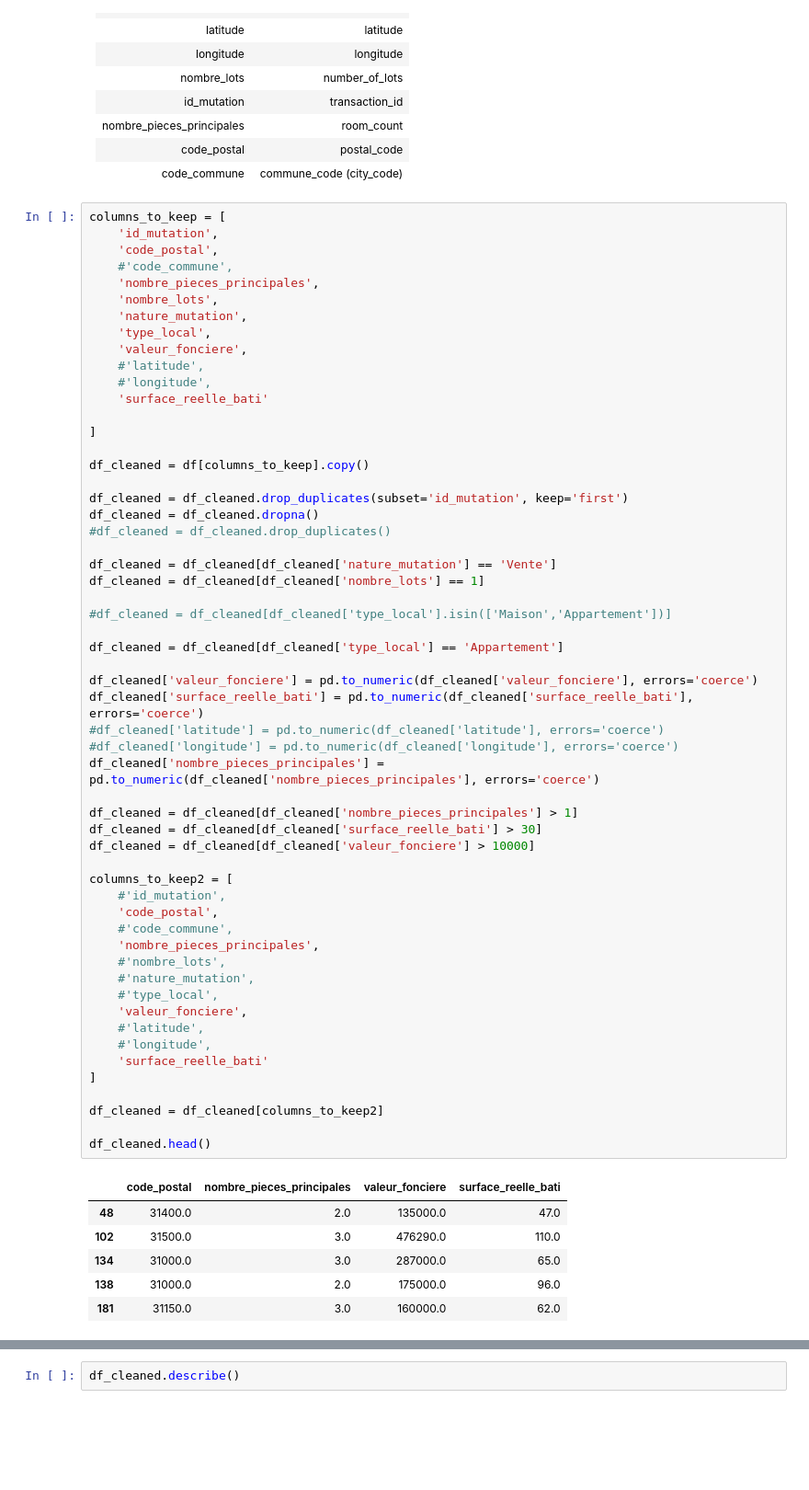
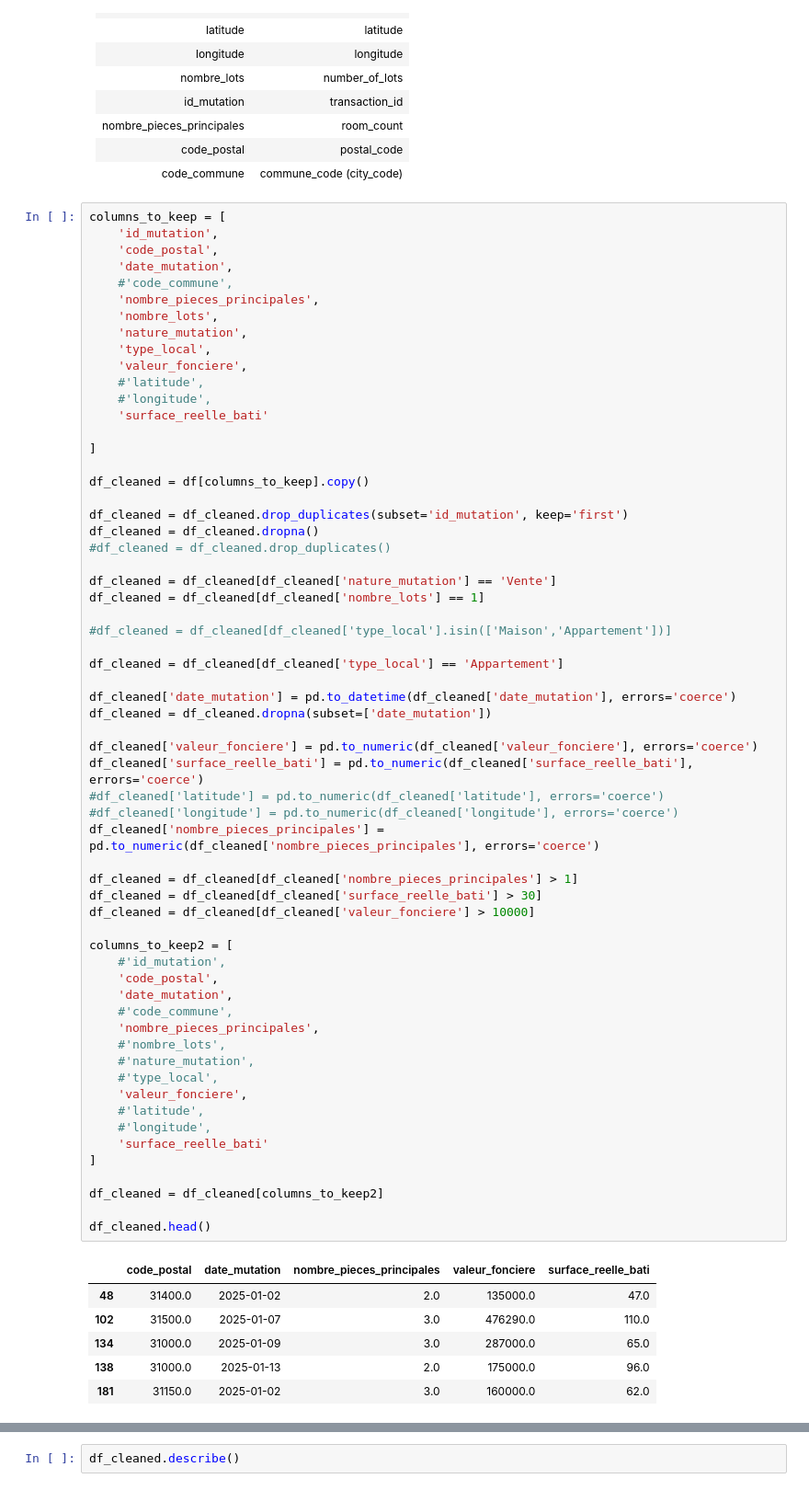
Before and after one commit to ahiru-t3ch/repif, a Jupyter notebook: ml/notebooks/data_exploration.ipynb, the cells around one changed output, grey strips where cells are left out. Shown: that part at 92% size. Cells and saved outputs as stored; diff of their text form; blank space fills up the shorter version.

```diff
--- a/ml/notebooks/data_exploration.ipynb
+++ b/ml/notebooks/data_exploration.ipynb
@@ -96,6 +96,7 @@ Sorry it's in french but let me translate for you the esentials:
 columns_to_keep = [
     'id_mutation',
     'code_postal',
+    'date_mutation',
     #'code_commune',
     'nombre_pieces_principales',
     'nombre_lots',
@@ -121,40 +122,44 @@ df_cleaned = df_cleaned[df_cleaned['nombre_lots'] == 1]
 
 df_cleaned = df_cleaned[df_cleaned['type_local'] == 'Appartement']
 
+df_cleaned['date_mutation'] = pd.to_datetime(df_cleaned['date_mutation'], errors='coerce')
+df_cleaned = df_cleaned.dropna(subset=['date_mutation'])
+
 df_cleaned['valeur_fonciere'] = pd.to_numeric(df_cleaned['valeur_fonciere'], errors='coerce')
 df_cleaned['surface_reelle_bati'] = pd.to_numeric(df_cleaned['surface_reelle_bati'], errors='coerce')
 #df_cleaned['latitude'] = pd.to_numeric(df_cleaned['latitude'], errors='coerce')
 #df_cleaned['longitude'] = pd.to_numeric(df_cleaned['longitude'], errors='coerce')
 df_cleaned['nombre_pieces_principales'] = pd.to_numeric(df_cleaned['nombre_pieces_principales'], errors='coerce')
 
 df_cleaned = df_cleaned[df_cleaned['nombre_pieces_principales'] > 1]
 df_cleaned = df_cleaned[df_cleaned['surface_reelle_bati'] > 30]
 df_cleaned = df_cleaned[df_cleaned['valeur_fonciere'] > 10000]
 
 columns_to_keep2 = [
     #'id_mutation',
     'code_postal',
+    'date_mutation',
     #'code_commune',
     'nombre_pieces_principales',
     #'nombre_lots',
     #'nature_mutation',
     #'type_local',
     'valeur_fonciere',
     #'latitude',
     #'longitude',
     'surface_reelle_bati'
 ]
 
 df_cleaned = df_cleaned[columns_to_keep2]
 
 df_cleaned.head()
 # %% [output]
-|  | code_postal | nombre_pieces_principales | valeur_fonciere | surface_reelle_bati |
-| 48 | 31400.0 | 2.0 | 135000.0 | 47.0 |
-| 102 | 31500.0 | 3.0 | 476290.0 | 110.0 |
-| 134 | 31000.0 | 3.0 | 287000.0 | 65.0 |
-| 138 | 31000.0 | 2.0 | 175000.0 | 96.0 |
-| 181 | 31150.0 | 3.0 | 160000.0 | 62.0 |
+|  | code_postal | date_mutation | nombre_pieces_principales | valeur_fonciere | surface_reelle_bati |
+| 48 | 31400.0 | 2025-01-02 | 2.0 | 135000.0 | 47.0 |
+| 102 | 31500.0 | 2025-01-07 | 3.0 | 476290.0 | 110.0 |
+| 134 | 31000.0 | 2025-01-09 | 3.0 | 287000.0 | 65.0 |
+| 138 | 31000.0 | 2025-01-13 | 2.0 | 175000.0 | 96.0 |
+| 181 | 31150.0 | 2025-01-02 | 3.0 | 160000.0 | 62.0 |
 # %%
 df_cleaned.shape
 # %% [output]
```
Also changed, not shown: parts of 2 cells of this notebook.
